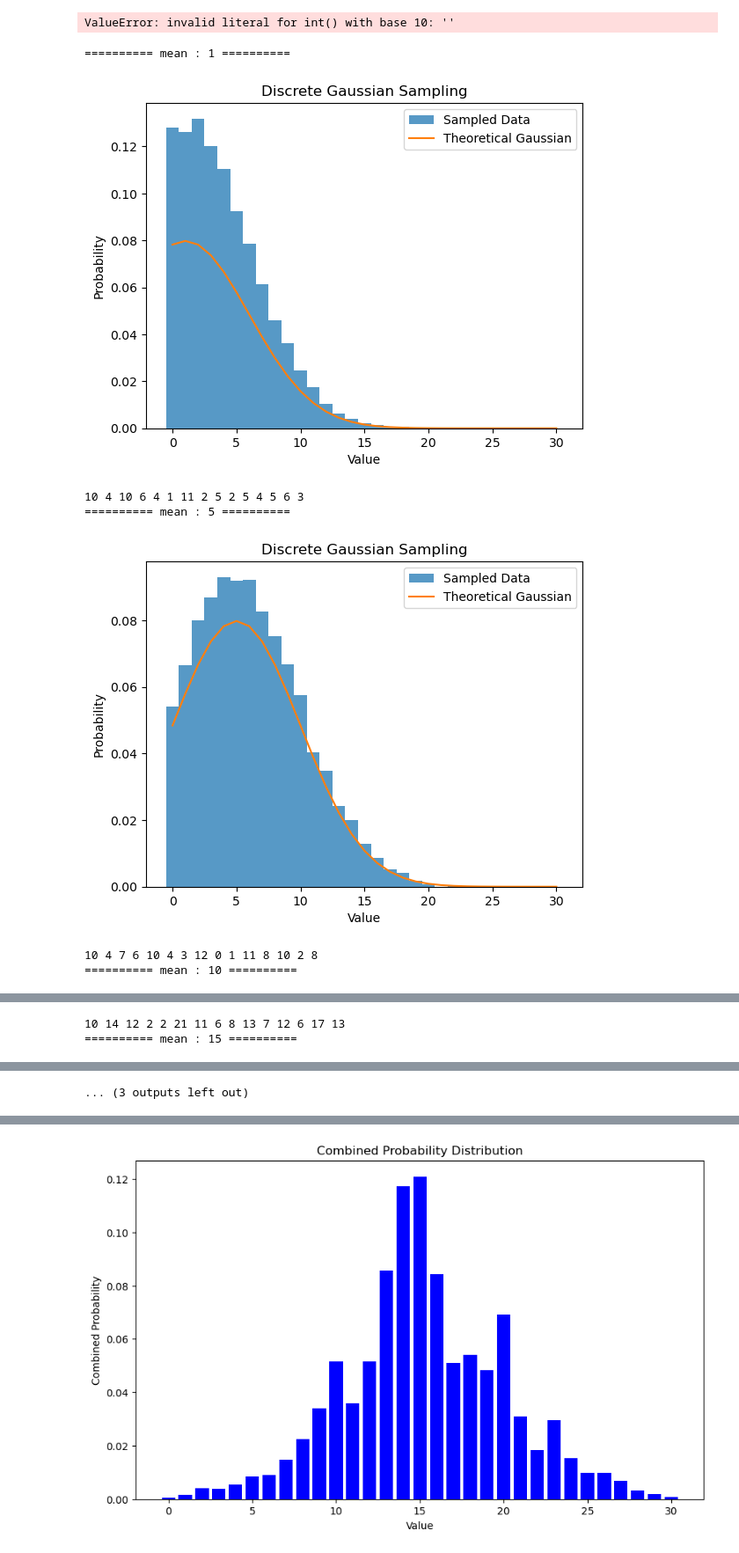
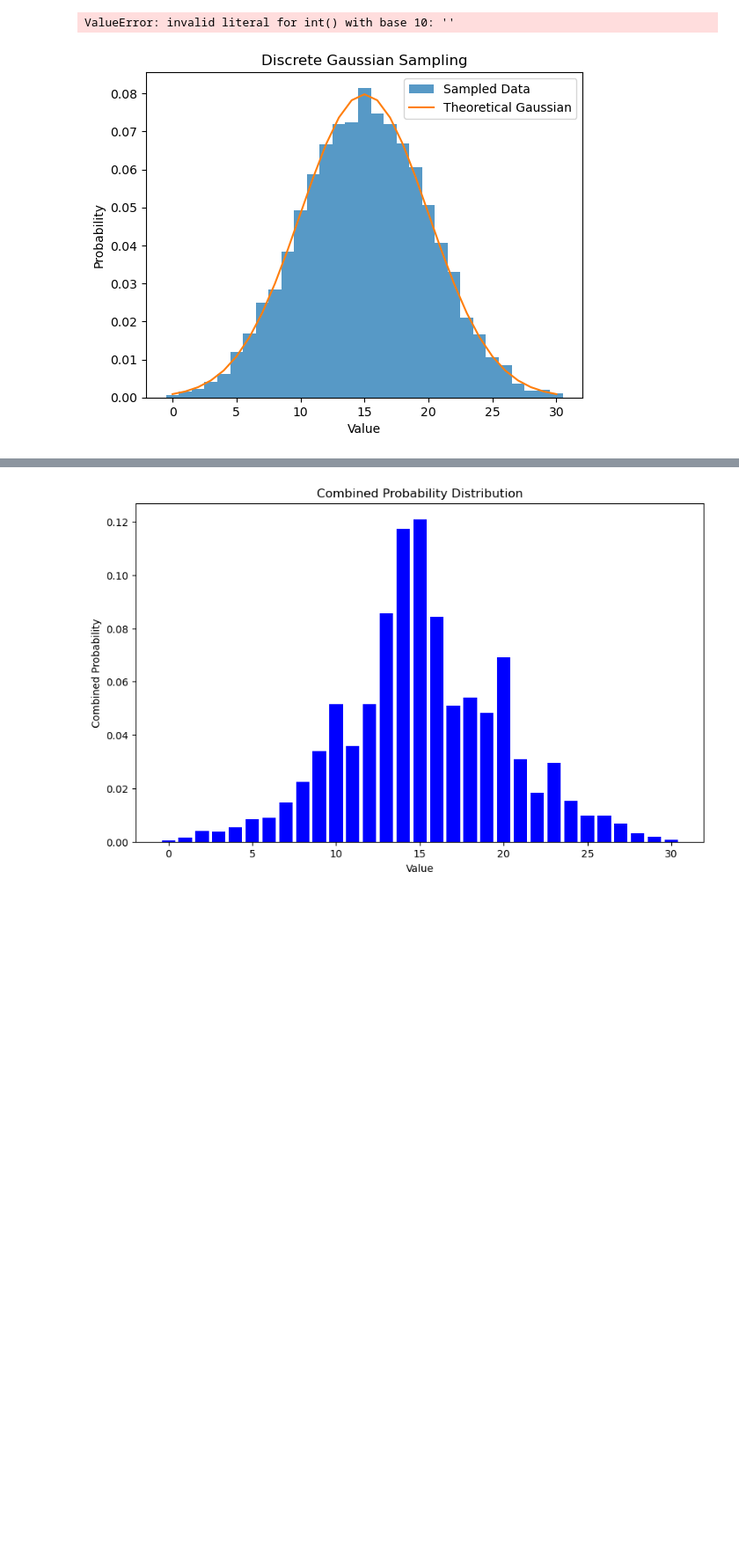
Before and after one commit to webb-c/FrameDrop-RL, a Jupyter notebook: probabiltity_distribution.ipynb, the cells around one changed output, grey strips where cells are left out. Shown: that part at 88% size. Cells and saved outputs as stored; diff of their text form; code cells hidden in the pictures; blank space fills up the shorter version.

```diff
--- a/probabiltity_distribution.ipynb
+++ b/probabiltity_distribution.ipynb
@@ -106,44 +106,32 @@ import matplotlib.pyplot as plt
 def gaussian(x, mu, sigma):
     return (1.0 / np.sqrt(2 * np.pi * sigma**2)) * np.exp(-((x - mu)**2) / (2 * sigma**2))
 
 def sample_discrete_gaussian(mean_value, std_dev=0.1, lower_bound=0, upper_bound=30):
     x = np.arange(lower_bound, upper_bound+1)
     y = gaussian(x, mean_value, std_dev)
     sampled_value = np.random.choice(x, p=y/np.sum(y))
     return sampled_value
 
 def visuatlize_gaussian(mean, std):
     num_samples = 10000
     samples = [sample_discrete_gaussian(mean, std) for _ in range(num_samples)]
 
     plt.hist(samples, bins=np.arange(0, 32) - 0.5, density=True, alpha=0.75, label='Sampled Data')
 
     x = np.arange(0, 31)
     y = gaussian(x, mean, std)
     plt.plot(x, y, label='Theoretical Gaussian')
 
     plt.xlabel('Value')
     plt.ylabel('Probability')
     plt.title('Discrete Gaussian Sampling')
     plt.legend()
     plt.show()
 
 def example_gaussian():
     std = 5
-    meanList = [1, 5, 10, 15, 20, 25, 30]
-    for mean in meanList :
-        print("========== mean :", mean, "==========")
-        visuatlize_gaussian(mean, std)
-        for i in range(15) :
-            print(sample_discrete_gaussian(mean, std), end=" ")
-        print()
+    visuatlize_gaussian(15, std)
 
 example_gaussian()
 # %% [output]
-========== mean : 1 ==========
-[figure, old version]
+[figure, new version]
-10 4 10 6 4 1 11 2 5 2 5 4 5 6 3
-========== mean : 5 ==========
-[figure, removed]
-10 4 7 6 10 4 3 12 0 1 11 8 10 2 8
-========== mean : 10 ==========
@@ -151,2 +137,0 @@ example_gaussian()
-10 14 12 2 2 21 11 6 8 13 7 12 6 17 13
-========== mean : 15 ==========
@@ -160,4 +138,3 @@ example_gaussian()
-... (3 outputs left out)
 # %%
 import numpy as np
 import random
```
Also changed, not shown: parts of 3 cells of this notebook, 2 other files.
